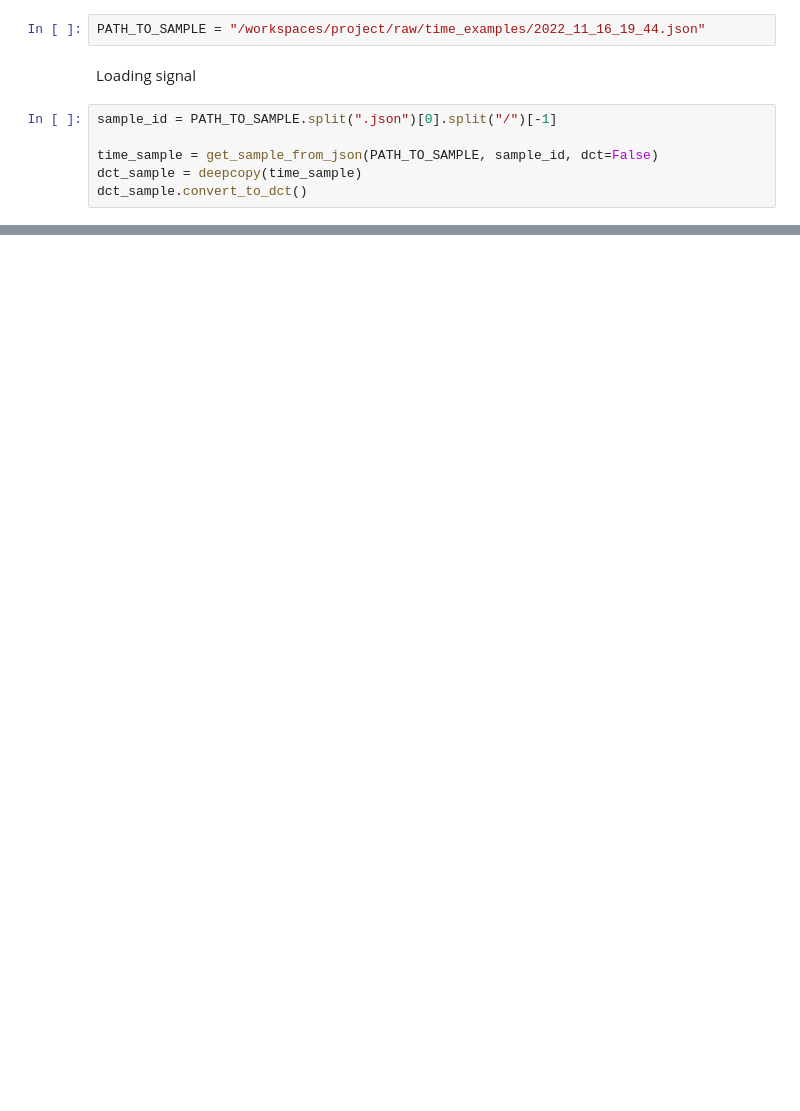
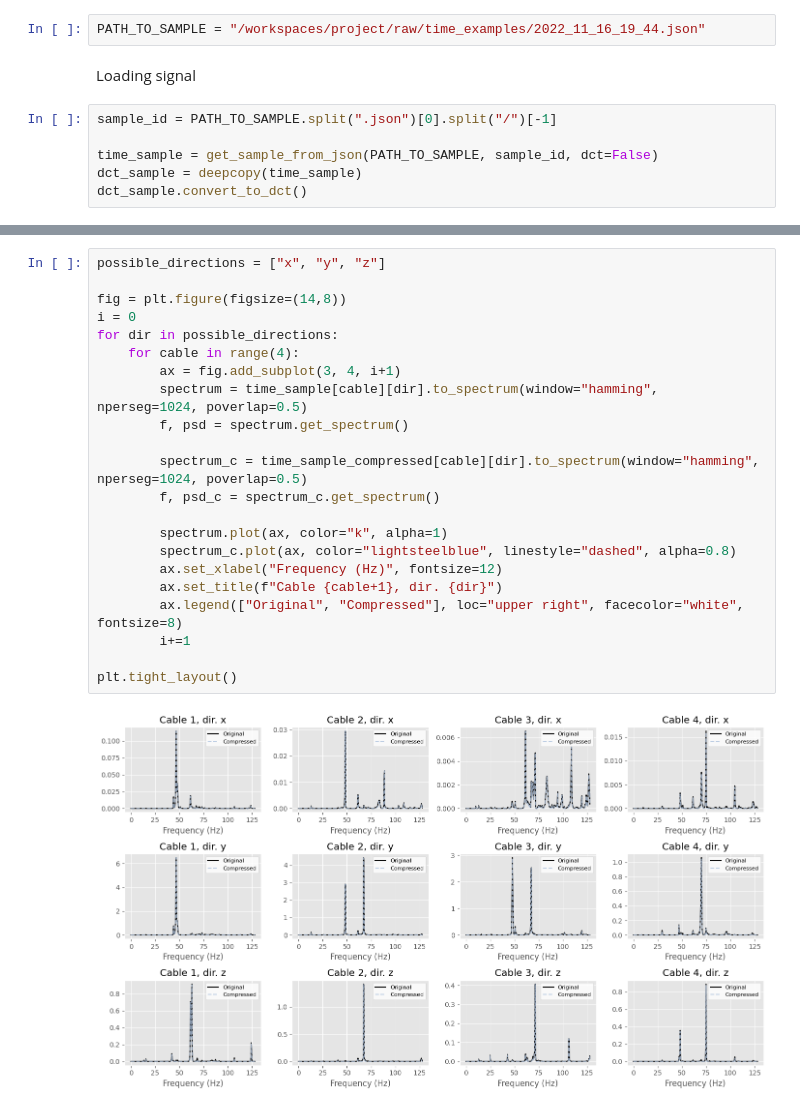
Before and after one commit to eduardocoraca/transmission-tower-monitoring, a Jupyter notebook: notebooks/2_compression_visualization.ipynb, the cells around one changed output, grey strips where cells are left out. Saved outputs shown, nothing was run; the diff lists cells and outputs as text; blank space fills up the shorter version.

```diff
--- a/notebooks/2_compression_visualization.ipynb
+++ b/notebooks/2_compression_visualization.ipynb
@@ -85,0 +69,24 @@ for
+# %%
+possible_directions = ["x", "y", "z"]
+
+fig = plt.figure(figsize=(14,8))
+i = 0
+for dir in possible_directions:
+    for cable in range(4):
+        ax = fig.add_subplot(3, 4, i+1)
+        spectrum = time_sample[cable][dir].to_spectrum(window="hamming", nperseg=1024, poverlap=0.5)
+        f, psd = spectrum.get_spectrum()
+
+        spectrum_c = time_sample_compressed[cable][dir].to_spectrum(window="hamming", nperseg=1024, poverlap=0.5)
+        f, psd_c = spectrum_c.get_spectrum()
+
+        spectrum.plot(ax, color="k", alpha=1)
+        spectrum_c.plot(ax, color="lightsteelblue", linestyle="dashed", alpha=0.8)
+        ax.set_xlabel("Frequency (Hz)", fontsize=12)
+        ax.set_title(f"Cable {cable+1}, dir. {dir}")
+        ax.legend(["Original", "Compressed"], loc="upper right", facecolor="white", fontsize=8)
+        i+=1
+
+plt.tight_layout()
+# %% [output]
+[figure, added]
```
Also changed, not shown: parts of 12 cells of this notebook, 3 other files.
